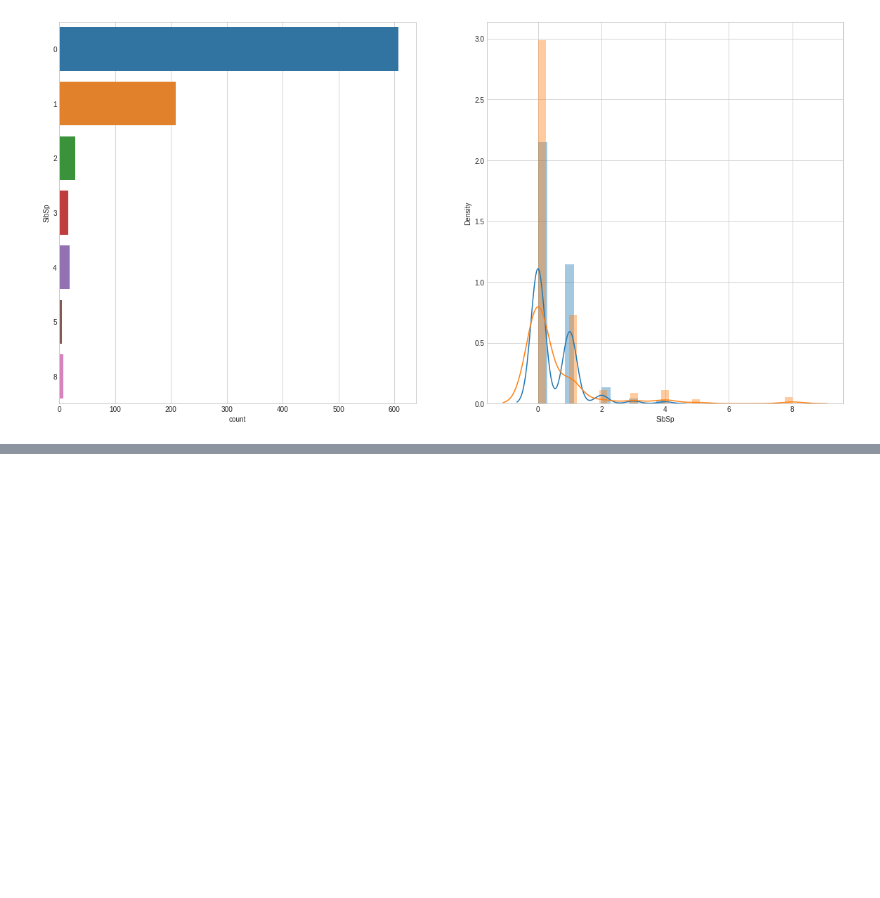
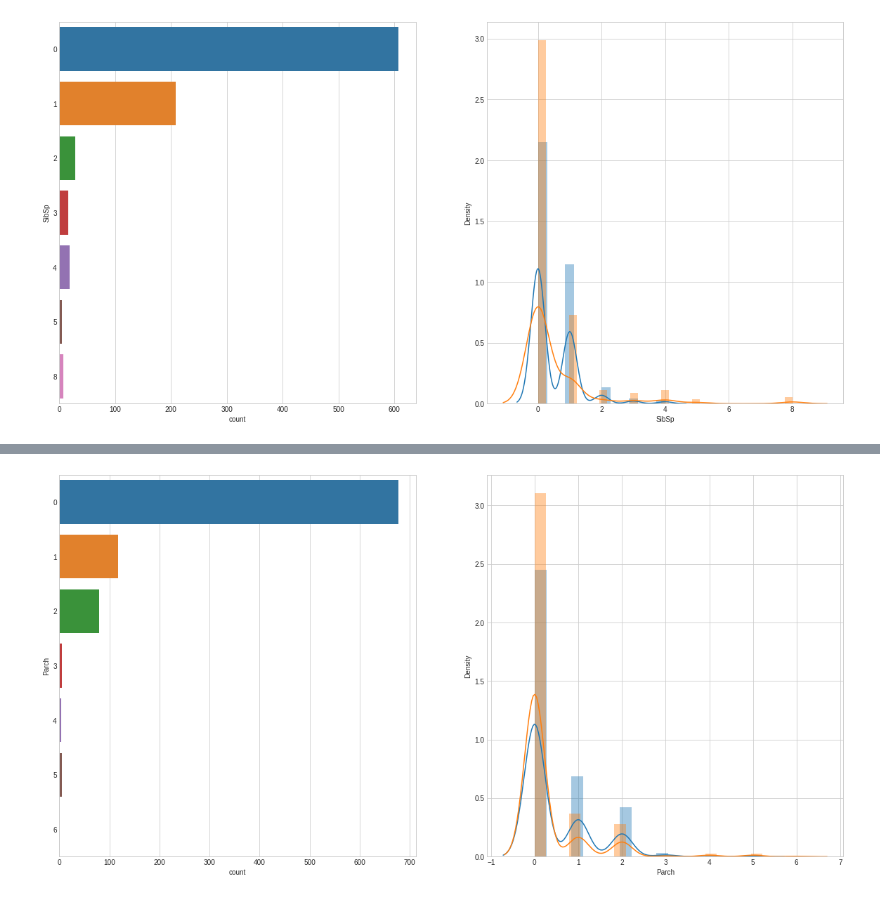
Before and after one commit to VallabhK/TitanicKaggle, a Jupyter notebook: Titanic_MLfromDisaster.ipynb, the cells around one changed output, grey strips where cells are left out. Cells and saved outputs as stored; diff of their text form; code cells hidden in the pictures; blank space fills up the shorter version.

```diff
--- a/Titanic_MLfromDisaster.ipynb
+++ b/Titanic_MLfromDisaster.ipynb
@@ -310,0 +328,14 @@ plot_count_dist(train,
+# %%
+# Add Parch to subset dataframes
+df_bin['Parch'] = train['Parch']
+df_con['Parch'] = train['Parch']
+# %%
+# Visualise the counts of Parch and the distribution of the values
+# against Survived
+plot_count_dist(train,
+                bin_df=df_bin,
+                label_column='Survived',
+                target_column='Parch',
+                figsize=(20, 10))
+# %% [output]
+[figure, added]
```
Also changed, not shown: parts of 6 cells of this notebook.
